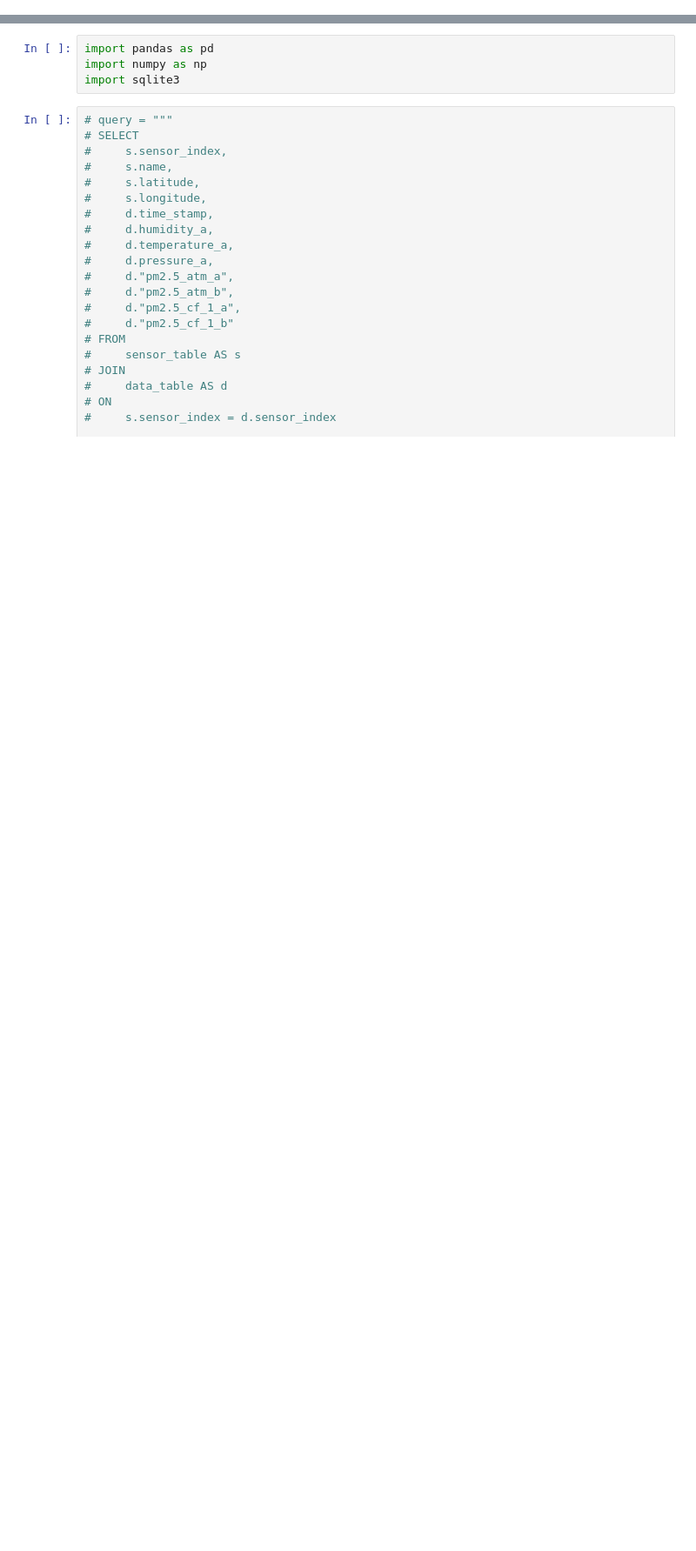
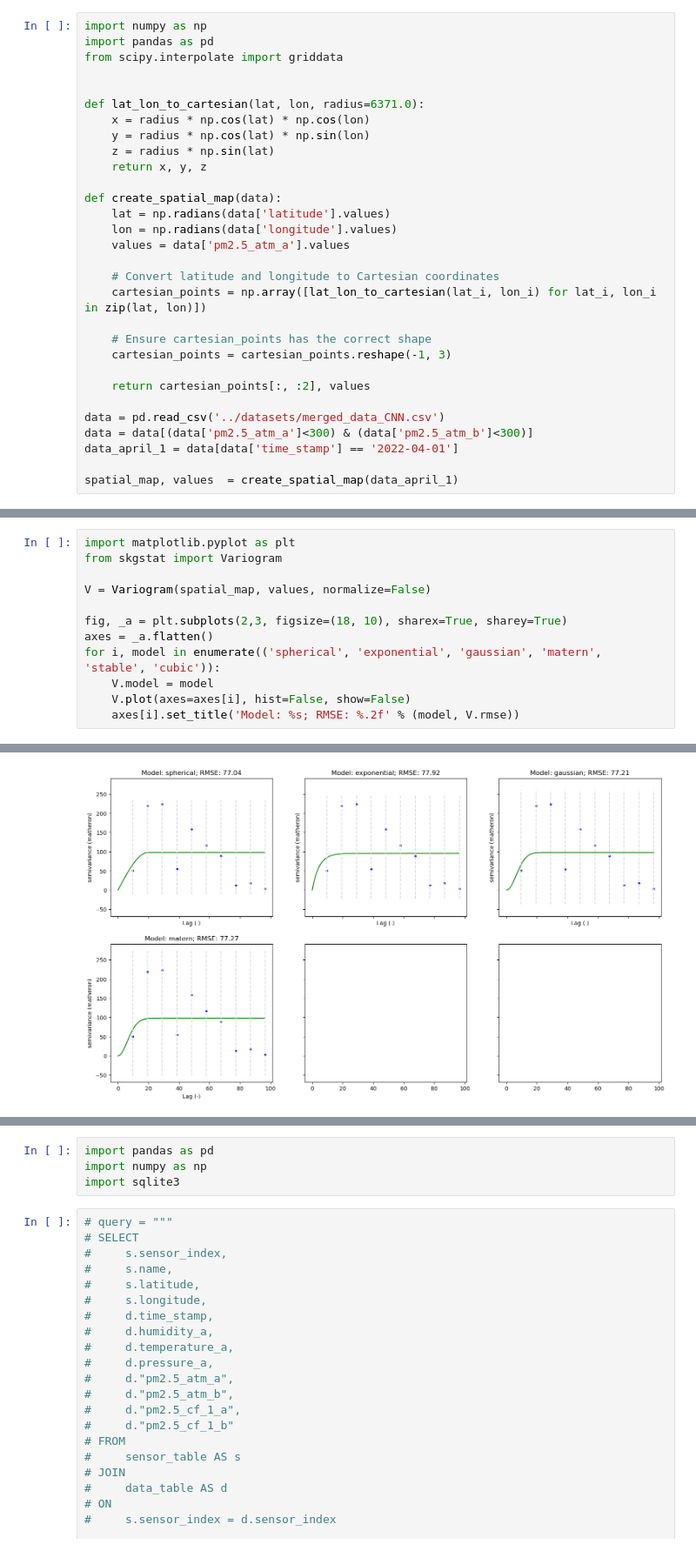
Before and after one commit to siwa-p/Air-quality-monitoring-and-prediction-using-PurpleAir-data, a Jupyter notebook: notebooks/CNN.ipynb, the cells around one changed output, grey strips where cells are left out. Shown at 87% size. Cells and saved outputs as stored; diff of their text form; blank space fills up the shorter version.

```diff
--- a/notebooks/CNN.ipynb
+++ b/notebooks/CNN.ipynb
@@ -0,0 +1,30 @@
+# %%
+import numpy as np
+import pandas as pd
+from scipy.interpolate import griddata
+
+
+def lat_lon_to_cartesian(lat, lon, radius=6371.0):
+    x = radius * np.cos(lat) * np.cos(lon)
+    y = radius * np.cos(lat) * np.sin(lon)
+    z = radius * np.sin(lat)
+    return x, y, z
+
+def create_spatial_map(data):
+    lat = np.radians(data['latitude'].values)
+    lon = np.radians(data['longitude'].values)
+    values = data['pm2.5_atm_a'].values
+
+    # Convert latitude and longitude to Cartesian coordinates
+    cartesian_points = np.array([lat_lon_to_cartesian(lat_i, lon_i) for lat_i, lon_i in zip(lat, lon)])
+
+    # Ensure cartesian_points has the correct shape
+    cartesian_points = cartesian_points.reshape(-1, 3)
+
+    return cartesian_points[:, :2], values
+
+data = pd.read_csv('../datasets/merged_data_CNN.csv')
+data = data[(data['pm2.5_atm_a']<300) & (data['pm2.5_atm_b']<300)]
+data_april_1 = data[data['time_stamp'] == '2022-04-01']
+
+spatial_map, values  = create_spatial_map(data_april_1)
@@ -0,0 +35,13 @@
+# %%
+import matplotlib.pyplot as plt
+from skgstat import Variogram
+
+V = Variogram(spatial_map, values, normalize=False)
+
+fig, _a = plt.subplots(2,3, figsize=(18, 10), sharex=True, sharey=True)
+axes = _a.flatten()
+for i, model in enumerate(('spherical', 'exponential', 'gaussian', 'matern', 'stable', 'cubic')):
+    V.model = model
+    V.plot(axes=axes[i], hist=False, show=False)
+    axes[i].set_title('Model: %s; RMSE: %.2f' % (model, V.rmse))
+# %% [output]
@@ -0,0 +49 @@
+[figure, added]
```
Also changed, not shown: parts of 44 cells of this notebook, 7 other files.
